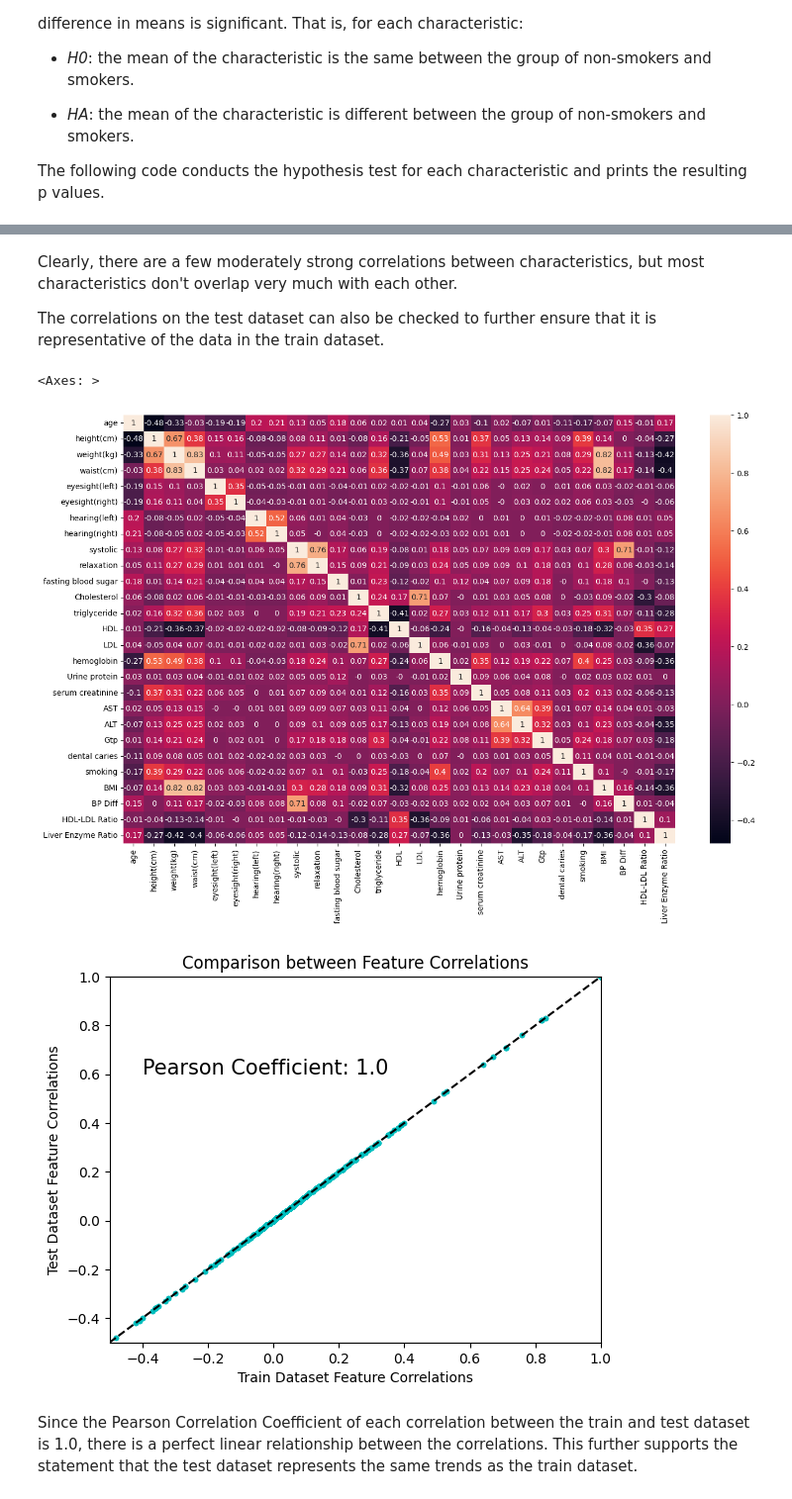
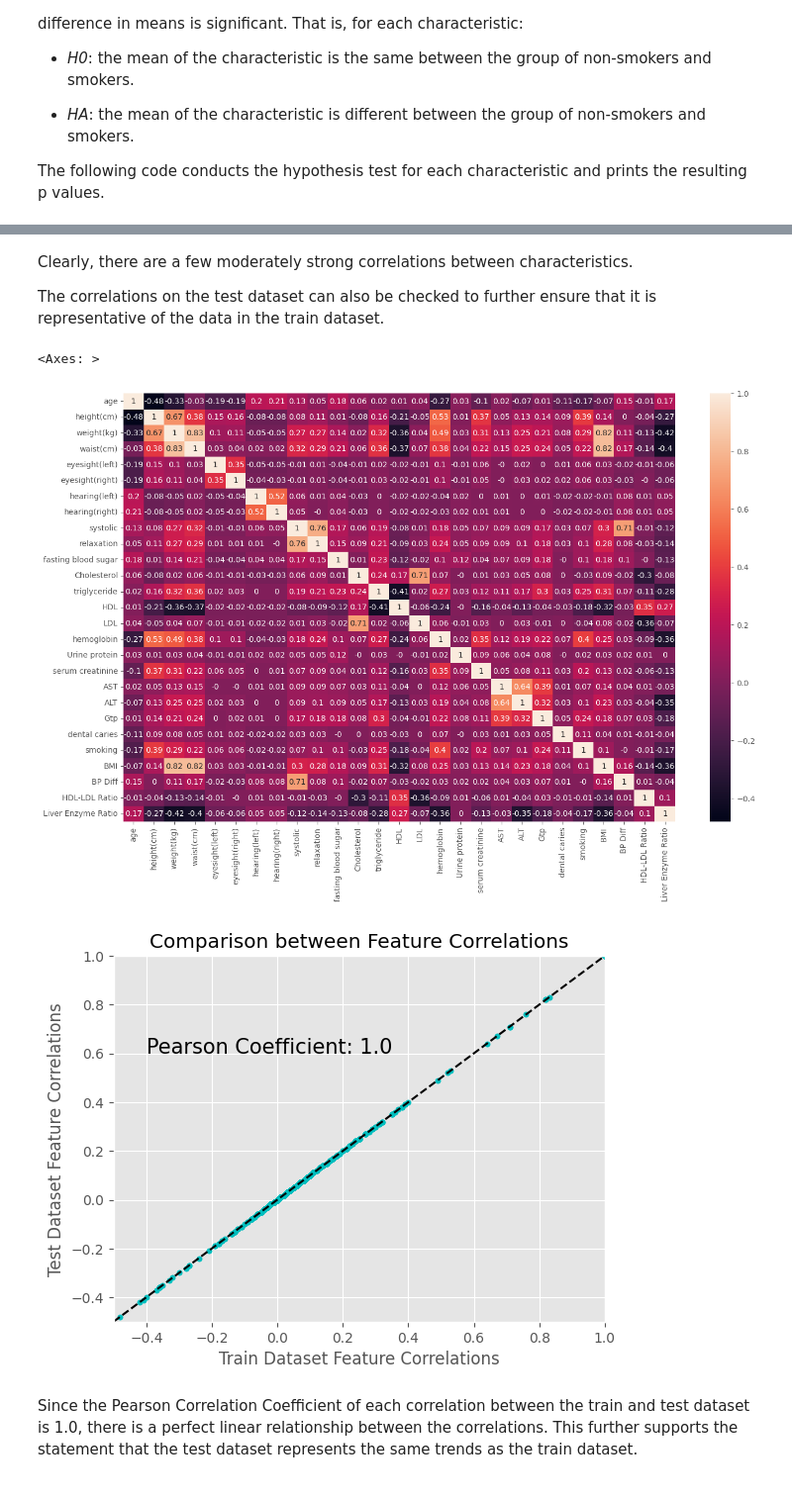
Before and after one commit to jrastogi1349342/jrastogi1349342.github.io, a Jupyter notebook: biosignals_pred.ipynb, the cells around one changed output, grey strips where cells are left out. Shown at 99% size. Cells and saved outputs as stored; diff of their text form; code cells hidden in the pictures.

```diff
--- a/biosignals_pred.ipynb
+++ b/biosignals_pred.ipynb
@@ -32,12 +16,13 @@ This code imports all the necessary packages.
 # %%
+!pip install factor_analyzer
+
 import numpy as np
 import pandas as pd
 import matplotlib.pyplot as plt
 import seaborn as sns
 import scipy.stats as stats
-import pingouin as pg
-import scikit_posthocs as sp
-from statsmodels.stats.multicomp import pairwise_tukeyhsd
-from statsmodels.stats.multicomp import MultiComparison
+from factor_analyzer.factor_analyzer import calculate_bartlett_sphericity, calculate_kmo
+from prettytable import PrettyTable
 
 pd.options.display.max_columns = None
+plt.style.use("ggplot")
@@ -352,5 +366,5 @@ plt.show()
 # %% [markdown]
-Clearly, there are a few moderately strong correlations between characteristics, but most characteristics don't overlap very much with each other.
+Clearly, there are a few moderately strong correlations between characteristics.
 
 The correlations on the test dataset can also be checked to further ensure that it is representative of the data in the train dataset.
 # %%
@@ -359,28 +373,28 @@ test_corr = train_df.corr().round(2)
 sns.heatmap(test_corr, annot=True, ax=ax)
 # %% [output]
 <Axes: >
-[figure, old version]
+[figure, new version]
 # %%
-train_corr = np.array(train_corr).flatten()
-test_corr = np.array(test_corr).flatten()
+train_corr_lst = np.array(train_corr).flatten()
+test_corr_lst = np.array(test_corr).flatten()
 
-plt.plot(train_corr, test_corr, 'c.')
+plt.plot(train_corr_lst, test_corr_lst, 'c.')
 plt.xlim(-0.5, 1)
 plt.ylim(-0.5, 1)
 
-slope, intercept, r_value, p_value, std_err = stats.linregress(train_corr, test_corr)
+slope, intercept, r_value, p_value, std_err = stats.linregress(train_corr_lst, test_corr_lst)
 abline(slope, intercept)
 
 text = 'Pearson Coefficient: ' + str(r_value)
 plt.text(-.4, .6, text, fontsize = 15)
 
 plt.xlabel('Train Dataset Feature Correlations')
 plt.ylabel('Test Dataset Feature Correlations')
 
 plt.title('Comparison between Feature Correlations')
 
 plt.show()
 # %% [output]
-[figure, old version]
+[figure, new version]
 # %% [markdown]
 Since the Pearson Correlation Coefficient of each correlation between the train and test dataset is 1.0, there is a perfect linear relationship between the correlations. This further supports the statement that the test dataset represents the same trends as the train dataset.
```
Also changed, not shown: parts of 29 cells of this notebook.
